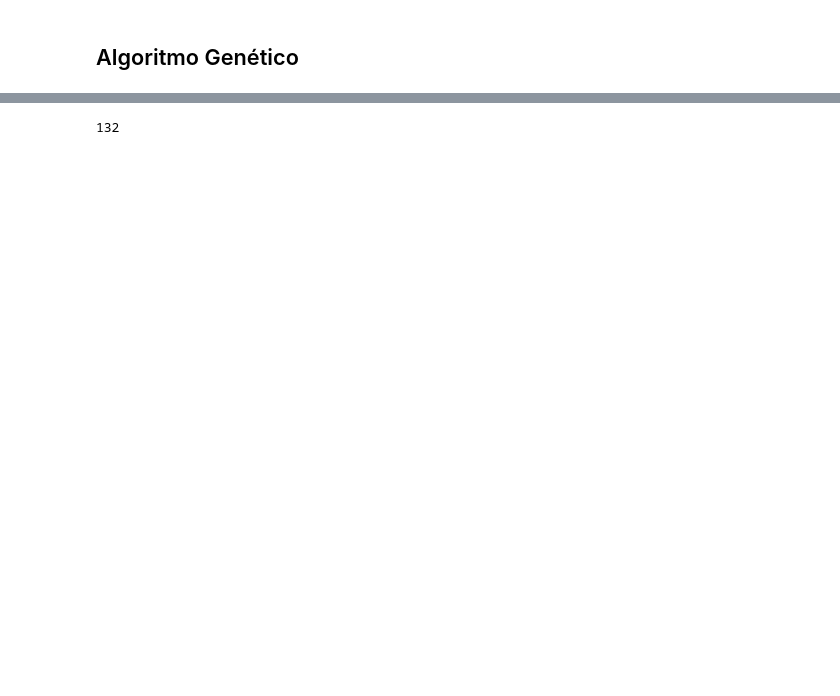
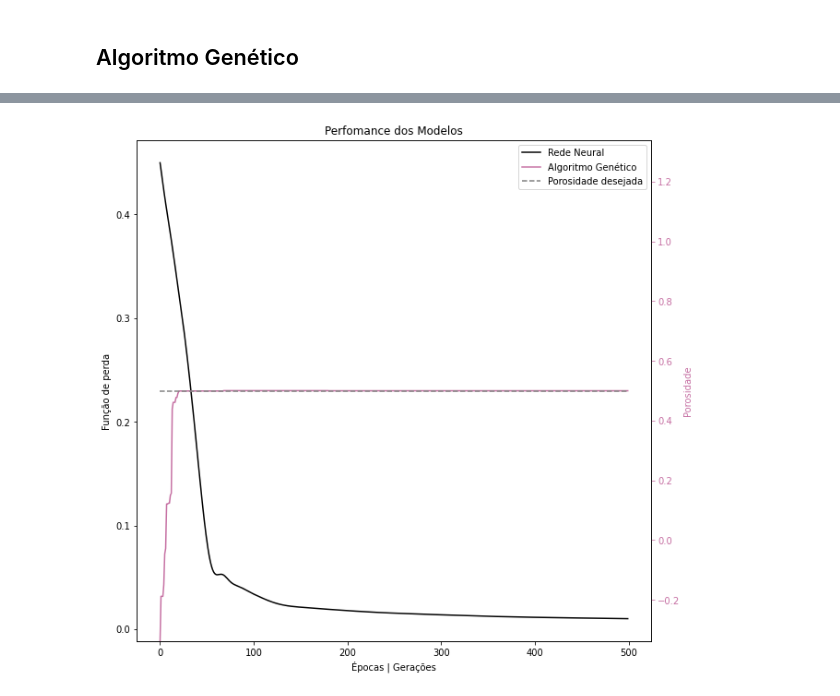
Before and after one commit to gabrielxvr/NN_and_MOFs_Ilum, a Jupyter notebook: MOFs.ipynb, the cells around one changed output, grey strips where cells are left out. Drawn from its saved outputs; the diff is of its cells as text; code cells hidden in the pictures; blank space fills up the shorter version.

```diff
--- a/MOFs.ipynb
+++ b/MOFs.ipynb
@@ -145,7 +122,7 @@ minha_MLP = MLP(NUM_DADOS_DE_ENTRADA, NEURONIOS_C1, NEURONIOS_C2, NEURONIOS_C3,
 # %%
 y_prev = minha_MLP(X_treino)
 # %%
-TAXA_DE_APRENDIZADO = 0.0005
+TAXA_DE_APRENDIZADO = 0.0001
 
 # função perda será o erro quadrático médio
 fn_perda = nn.MSELoss()
@@ -239,10 +199,14 @@ MLP(
   )
 )
 # %%
+verdadeiro = []
+previsto = []
+
 with torch.no_grad():
     y_true = normalizador_y.inverse_transform(y_teste)
     y_pred = minha_MLP(X_teste)
     y_pred = normalizador_y.inverse_transform(y_pred)
 
 for yt, yp in zip(y_true, y_pred):
-    print(yt, yp)
+    verdadeiro.append(yt)
+    previsto.append(yp)
@@ -262,15 +225,15 @@ Loss do teste: 0.00015905003690719344
 # %%
 # Constantes de busca
 
-TAMANHO_POP = 12 # quantidade de indivíduos
-NUM_GERACOES = 2000 # número de gerações
+TAMANHO_POP = 20 # quantidade de indivíduos
+NUM_GERACOES = 500 # número de gerações
 CHANCE_CRUZAMENTO = 0.5 # chance de ocorrer o cruzamento entre dois indivíduos
-CHANCE_MUTACAO = 0.02 # chance de ocorrer mutação em cada indivíduo durante cada geração
+CHANCE_MUTACAO = 0.2 # chance de ocorrer mutação em cada indivíduo durante cada geração
 
 # Constantes de problema
-QUANTIDADE_MAX_ATOMOS = 100 # quantidade de valor máximo que um gene pode assumir
+QUANTIDADE_MAX_ATOMOS = 200 # quantidade de valor máximo que um gene pode assumir
 NUM_ELEMENTOS = len(FEATURES) - 3 # quantidade de genes presentes em cada indivíduo
-TAMANHO_PORO_DESEJADO = 0.812
+TAMANHO_PORO_DESEJADO = 0.5
 # %%
 # Funções Locais
 
@@ -320,7 +283,7 @@ def funcao_objetivo(individuo, tamanho_poro_desejado):
     Return:
         O fitness do indivíduo
     """
-    y_pred = computa_void_fraction(individuo)
+    y_pred = computa_void_fraction(individuo)[0]
 
     return abs(y_pred - tamanho_poro_desejado)
 
@@ -405,4 +372,35 @@ Hall da Fama:  [[[68, 1, 3, 69, 5, 34, 92], 0.926333978908062], [[86, 6, 4, 26,
-# %%
-print(len(hall_da_fama_individuo))
-# %% [output]
-132
+# %%
+import matplotlib.pyplot as plt
+
+# Create some sample data
+x = geracoes
+y1 = loss_functions
+y2 = hall_da_fama_individuo
+y3 = [TAMANHO_PORO_DESEJADO]*len(x)
+
+# Create the first set of axes on the left side
+fig, ax1 = plt.subplots(figsize = (10, 10))
+ax1.plot(x, y1, 'black', label = 'Rede Neural')
+ax1.set_xlabel('Épocas | Gerações')
+ax1.set_ylabel('Função de perda', color='black')
+ax1.tick_params('y', colors='black')
+
+# Create the second set of axes on the right side
+ax2 = ax1.twinx()
+ax2.plot(x, y2, '#C670A3', label = 'Algoritmo Genético')
+ax2.plot(x, y3, 'gray', linestyle='dashed', label = 'Porosidade desejada')
+ax2.set_ylabel('Porosidade', color='#C670A3')
+ax2.tick_params('y', colors='#C670A3')
+plt.ylim(min(y2), 1 - min(y2))
+
+# Combine the legends from both axes
+lines, labels = ax1.get_legend_handles_labels()
+lines2, labels2 = ax2.get_legend_handles_labels()
+ax1.legend(lines + lines2, labels + labels2)
+
+plt.title('Perfomance dos Modelos')
+
+plt.savefig('Modelos MOFs simplificados.png', dpi = 300)
+plt.show()
+# %% [output]
+[figure, added]
```
Also changed, not shown: parts of 15 cells of this notebook, 2 other files.
